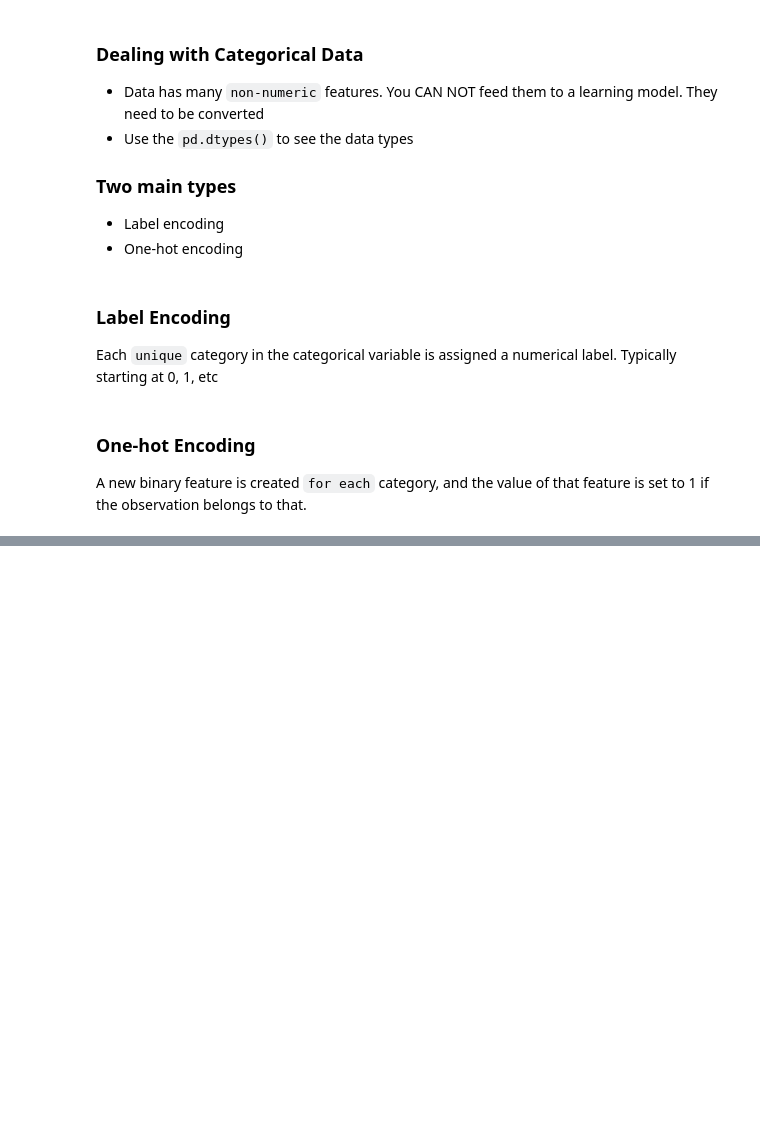
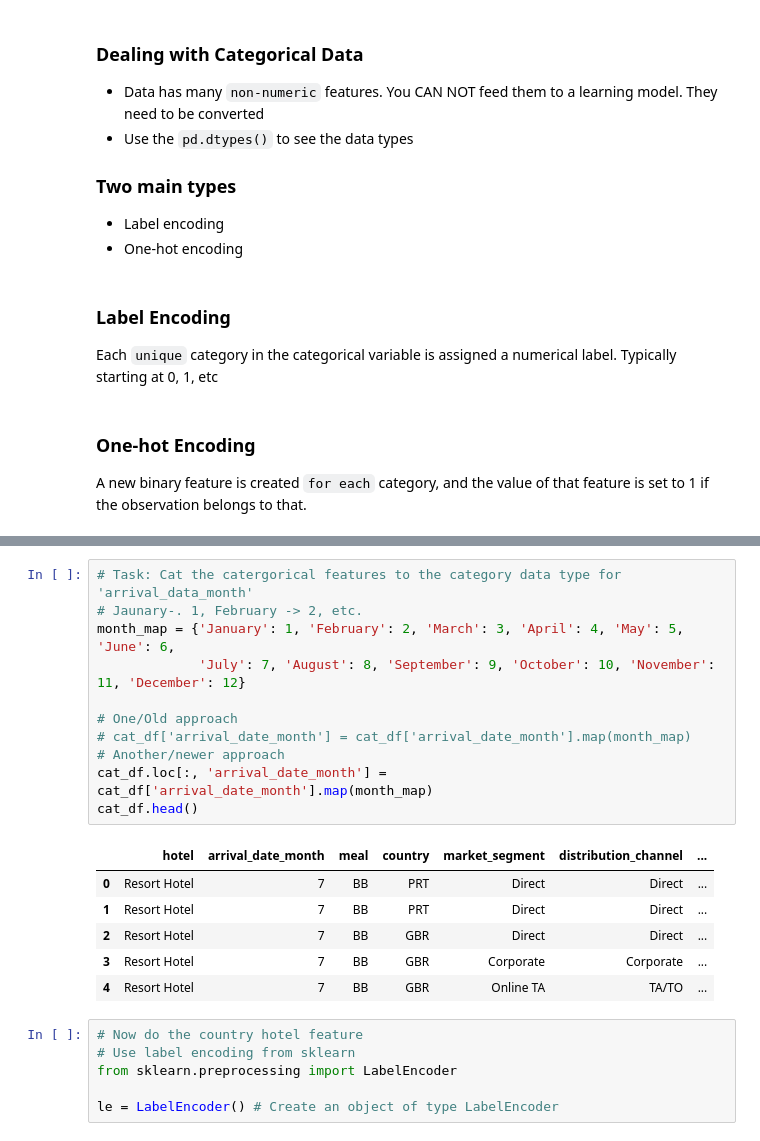
Before and after one commit to CS4580/my-notes-JulianArchuleta, a Jupyter notebook: module4/correlation_analysis.ipynb, the cells around one changed output, grey strips where cells are left out. Drawn from its saved outputs; the diff is of its cells as text; blank space fills up the shorter version.

```diff
--- a/module4/correlation_analysis.ipynb
+++ b/module4/correlation_analysis.ipynb
@@ -48,0 +108,24 @@ A new binary feature is created `for each` category, and the value of that featu
+# %%
+# Task: Cat the catergorical features to the category data type for 'arrival_data_month'
+# Jaunary-. 1, February -> 2, etc.
+month_map = {'January': 1, 'February': 2, 'March': 3, 'April': 4, 'May': 5, 'June': 6,
+             'July': 7, 'August': 8, 'September': 9, 'October': 10, 'November': 11, 'December': 12}
+
+# One/Old approach
+# cat_df['arrival_date_month'] = cat_df['arrival_date_month'].map(month_map)
+# Another/newer approach
+cat_df.loc[:, 'arrival_date_month'] = cat_df['arrival_date_month'].map(month_map)
+cat_df.head()
+# %% [output]
+|  | hotel | arrival_date_month | meal | country | market_segment | distribution_channel | ... |
+| 0 | Resort Hotel | 7 | BB | PRT | Direct | Direct | ... |
+| 1 | Resort Hotel | 7 | BB | PRT | Direct | Direct | ... |
+| 2 | Resort Hotel | 7 | BB | GBR | Direct | Direct | ... |
+| 3 | Resort Hotel | 7 | BB | GBR | Corporate | Corporate | ... |
+| 4 | Resort Hotel | 7 | BB | GBR | Online TA | TA/TO | ... |
+# %%
+# Now do the country hotel feature
+# Use label encoding from sklearn
+from sklearn.preprocessing import LabelEncoder
+
+le = LabelEncoder() # Create an object of type LabelEncoder
```
Also changed, not shown: parts of 12 cells of this notebook.
